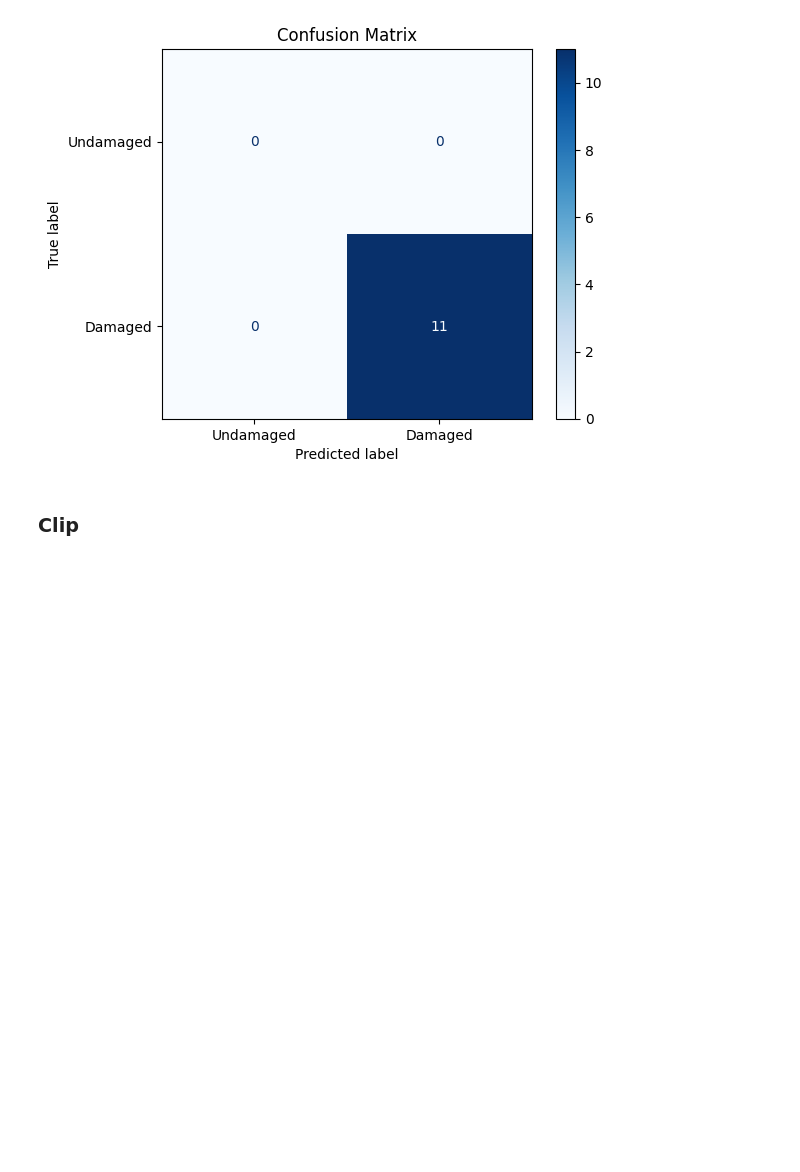
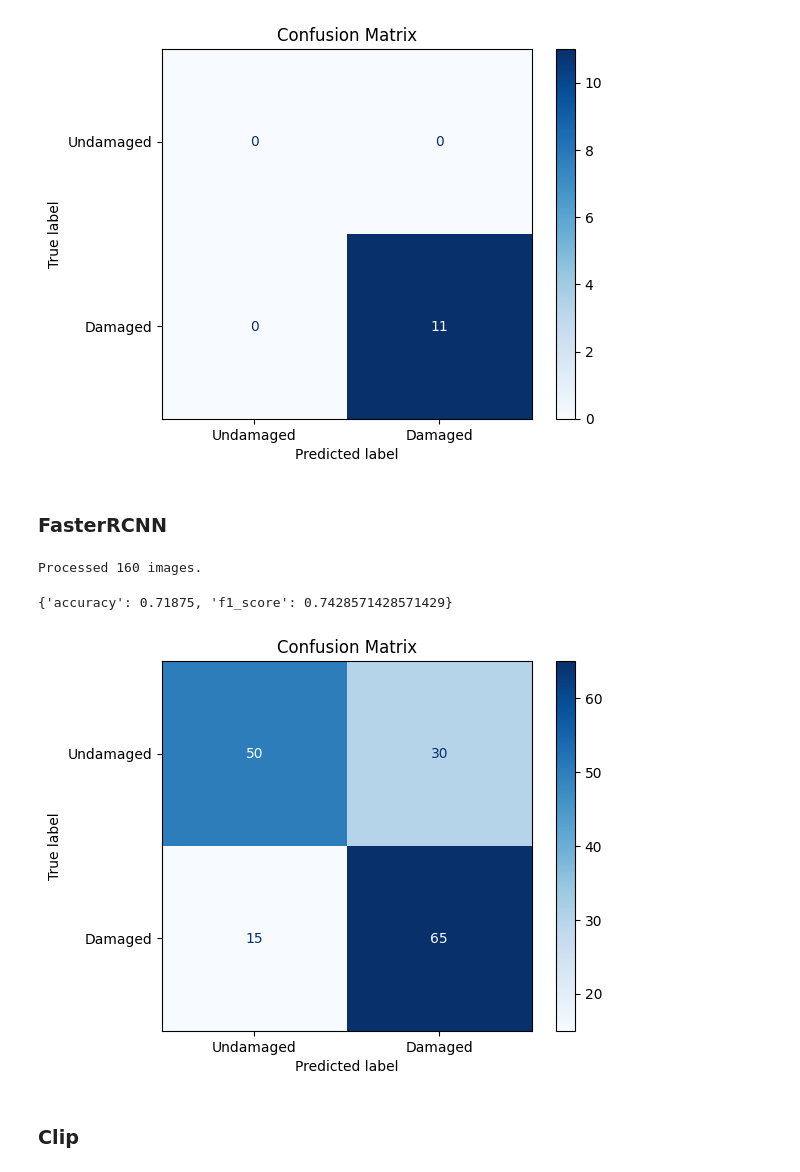
Before and after one commit to tanios13/aircraft-engine-anomaly-detection, a Jupyter notebook: notebooks/evaluation.ipynb, the cells around one changed output. Saved outputs shown, nothing was run; the diff lists cells and outputs as text; code cells hidden in the pictures; blank space fills up the shorter version.

Commit message:
add fasterrcnn

```diff
--- a/notebooks/evaluation.ipynb
+++ b/notebooks/evaluation.ipynb
@@ -42,3 +40,5 @@ evaluator.eval()
 evaluator.plot_confusion_matrix()
 # %% [output]
 [figure]
+# %% [markdown]
+### FasterRCNN
@@ -45,3 +47,57 @@ evaluator.plot_confusion_matrix()
+# %%
+from pathlib import Path
+
+# 1) Prepare
+MODEL_PATH = "../data/weights/fasterrcnn_scratch_detector.pth"
+detector   = FasterRCNN(model_path=MODEL_PATH)
+
+root_dir   = Path("../data/synthetic_anomaly_dataset")
+pred_anns  = []
+grd_anns   = []
+
+# 2) Walk each scenario → scratch & normal
+for scenario_dir in root_dir.iterdir():
+    if not scenario_dir.is_dir():
+        continue
+
+    for label in ("scratched", "normal"):
+        damaged_flag = (label == "scratched")
+        folder = scenario_dir / label
+        if not folder.exists():
+            continue
+
+        # 3) Loop images
+        for img_file in folder.iterdir():
+            if img_file.suffix.lower() not in (".jpg", ".jpeg", ".png"):
+                continue
+
+            # predict
+            ann = detector.predict(
+                image_input=str(img_file),
+                threshold=0.5
+            )
+            pred_anns.append(ann)
+
+            # ground-truth only needs damaged flag for your use-case
+            grd_anns.append(
+                Annotation(damaged=damaged_flag)
+            )
+
+# Now pred_anns[i] corresponds to grd_anns[i]
+print(f"Processed {len(pred_anns)} images.")
+# %% [output]
+Processed 160 images.
+# %%
+from aircraft_anomaly_detection.eval.evaluator import Evaluator
+
+evaluator = Evaluator(pred_anns, grd_anns)
+evaluator.eval()
+# %% [output]
+{'accuracy': 0.71875, 'f1_score': 0.7428571428571429}
+# %%
+evaluator.plot_confusion_matrix()
+# %% [output]
+[figure, added]
 # %% [markdown]
 ### Clip
 # %%
```
Also changed, not shown: parts of 2 cells of this notebook, 1 other file.
